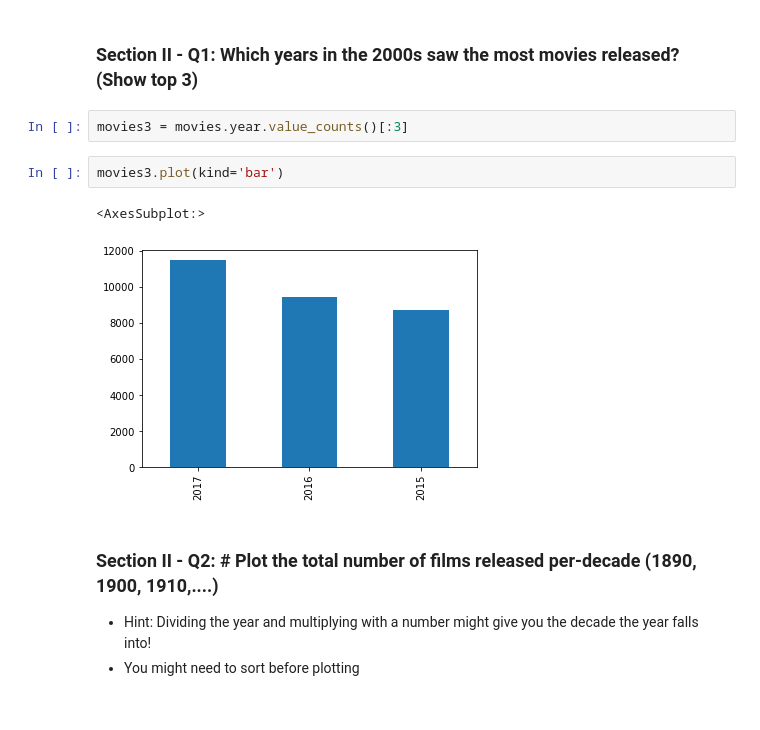
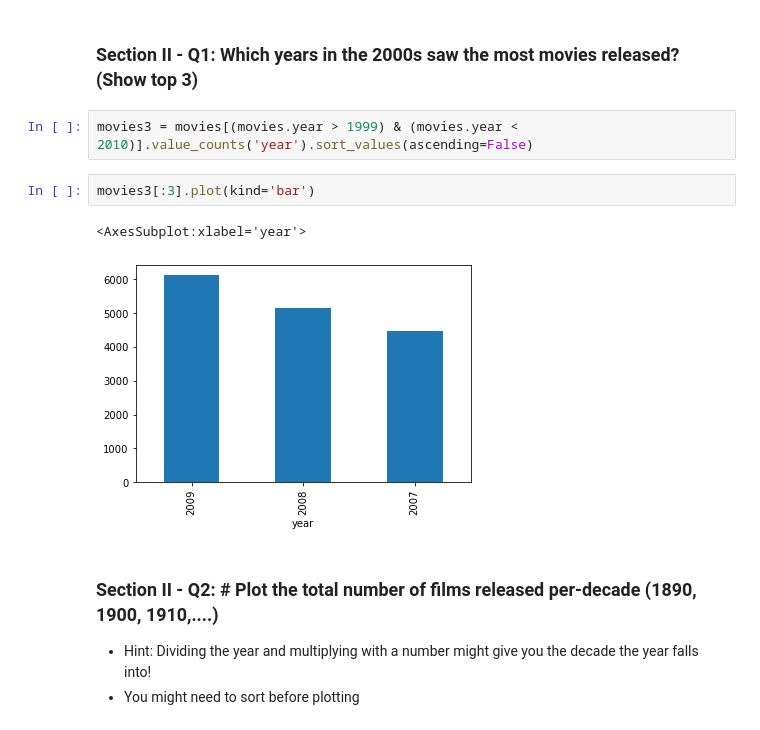
Before and after one commit to DawdlingDaedalus/mec-mini-projects, a Jupyter notebook: mec-5.3.10-data-wranging-with-pandas-mini-project/Mini_Project_Data_Wrangling_Pandas.ipynb, the cells around one changed output. Saved outputs shown, nothing was run; the diff lists cells and outputs as text.

```diff
--- a/mec-5.3.10-data-wranging-with-pandas-mini-project/Mini_Project_Data_Wrangling_Pandas.ipynb
+++ b/mec-5.3.10-data-wranging-with-pandas-mini-project/Mini_Project_Data_Wrangling_Pandas.ipynb
@@ -432,13 +441,13 @@ top_ten.plot(kind='barh')
 [figure]
 # %% [markdown]
 ### Section II - Q1:  Which years in the 2000s saw the most movies released? (Show top 3)
-# %%
-movies3 = movies.year.value_counts()[:3]
+# %%
+movies3 = movies[(movies.year > 1999) & (movies.year < 2010)].value_counts('year').sort_values(ascending=False)
 # %%
-movies3.plot(kind='bar')
+movies3[:3].plot(kind='bar')
 # %% [output]
-<AxesSubplot:>
+<AxesSubplot:xlabel='year'>
-[figure, old version]
+[figure, new version]
 # %% [markdown]
 ### Section II - Q2: # Plot the total number of films released per-decade (1890, 1900, 1910,....)
 - Hint: Dividing the year and multiplying with a number might give you the decade the year falls into!
```
Also changed, not shown: parts of 45 cells of this notebook, 1 other file.
